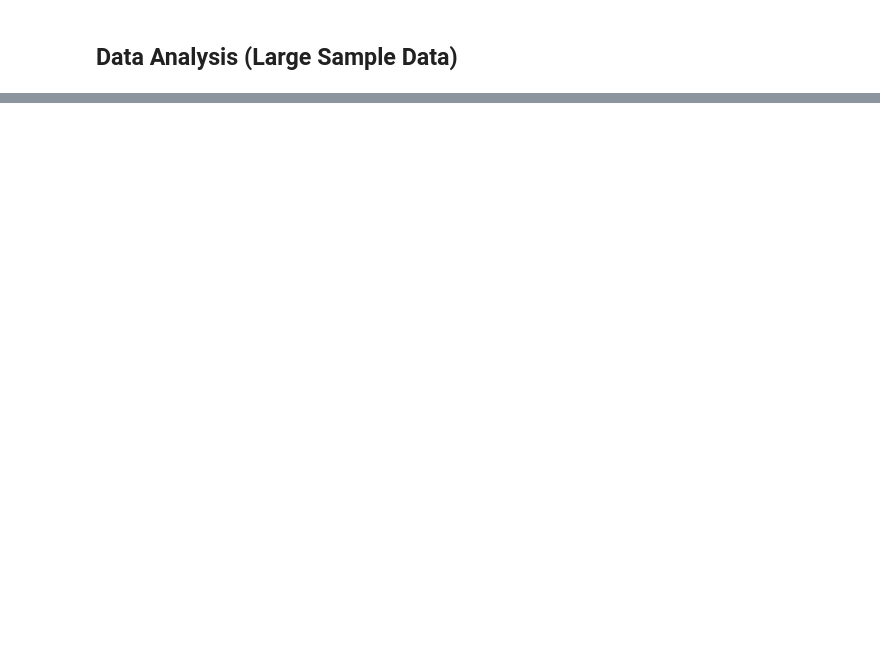
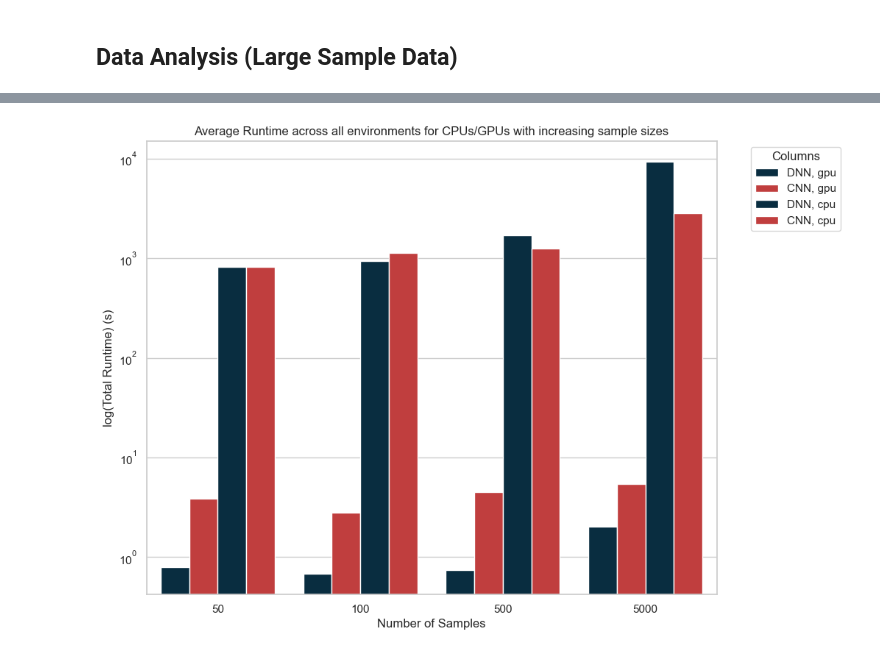
Before and after one commit to louiecai/DSC-180B-Hardware-Acceleration, a Jupyter notebook: data_analysis.ipynb, the cells around one changed output, grey strips where cells are left out. Drawn from its saved outputs; the diff is of its cells as text; code cells hidden in the pictures; blank space fills up the shorter version.

Commit message:
large samples graph

```diff
--- a/data_analysis.ipynb
+++ b/data_analysis.ipynb
@@ -575,0 +526,4 @@ large_sample_data.head(20)
+# %%
+df = large_sample_data.drop(large_sample_data[(large_sample_data['Model'] == 'LSTM') | (large_sample_data['Model'] == 'transformer')].index)
+df = df.drop(columns=['1000_samples', '2000_samples'])
+df
@@ -576,2 +548,9 @@ large_sample_data.head(20)
 # %% [markdown]
 ## Data Analysis (Large Sample Data)
+# %%
+df['Model_Hardware'] = df['Model'] + ' ' + df['Hardware']
+averages = df.groupby(['Model_Hardware'])[['50_samples', '100_samples', '500_samples', '5000_samples']].mean()
+averages.columns = [col.split('_')[0] for col in averages.columns]
+averages = averages.transpose()
+new_order = ['DNN gpu', 'CNN gpu', 'DNN cpu', 'CNN cpu']
+averages = averages[new_order]
@@ -577,0 +563,16 @@ large_sample_data.head(20)
+# %%
+df_melted = averages.reset_index().melt(id_vars='index', var_name='Column', value_name='Value')
+
+colors = ["#003049", "#D62828", "#4d829e", "#e38484"]
+# Plotting with Seaborn
+plt.figure(figsize=(10, 8))
+sns.barplot(data=df_melted, x='index', y='Value', hue='Column', palette=colors)
+plt.xlabel('Number of Samples')
+plt.ylabel('log(Total Runtime) (s)')
+plt.yscale('log')
+plt.title('Average Runtime across all environments for CPUs/GPUs with increasing sample sizes')
+plt.legend(title='Columns', bbox_to_anchor=(1.05, 1), loc='upper left')
+
+plt.show()
+# %% [output]
+[figure, added]
```
Also changed, not shown: parts of 17 cells of this notebook, 1 other file.
